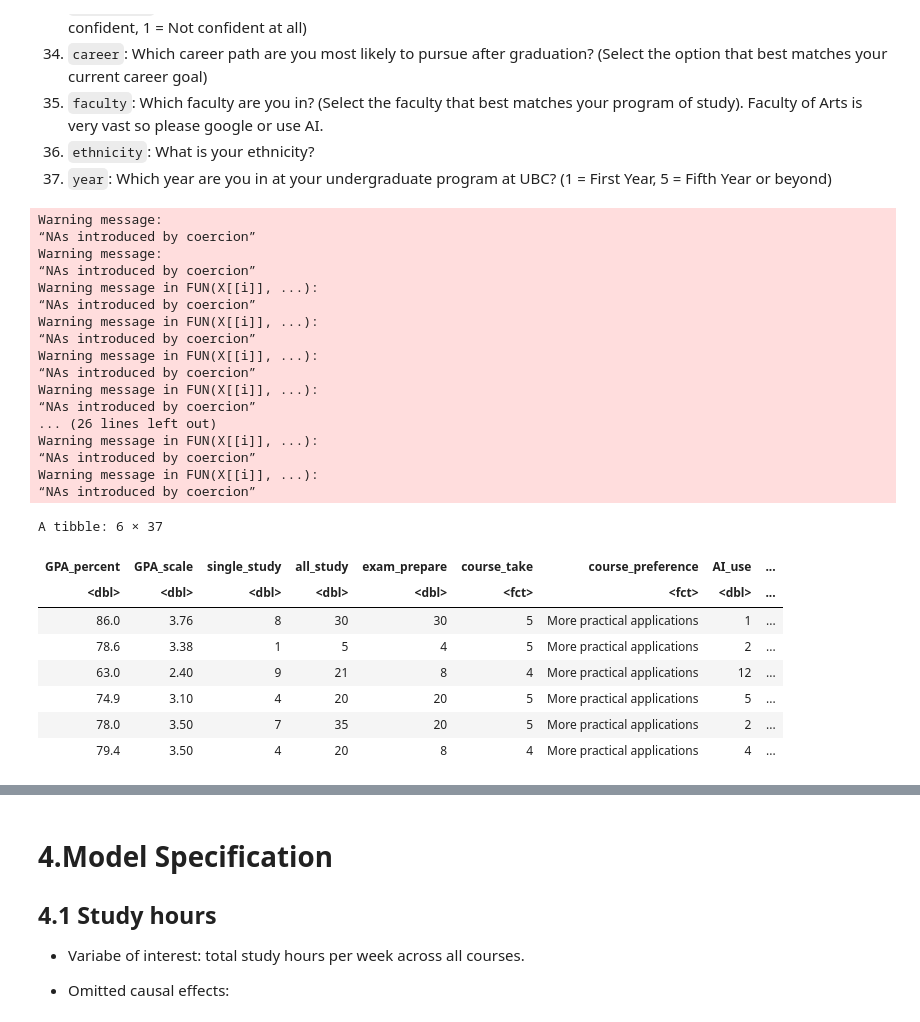
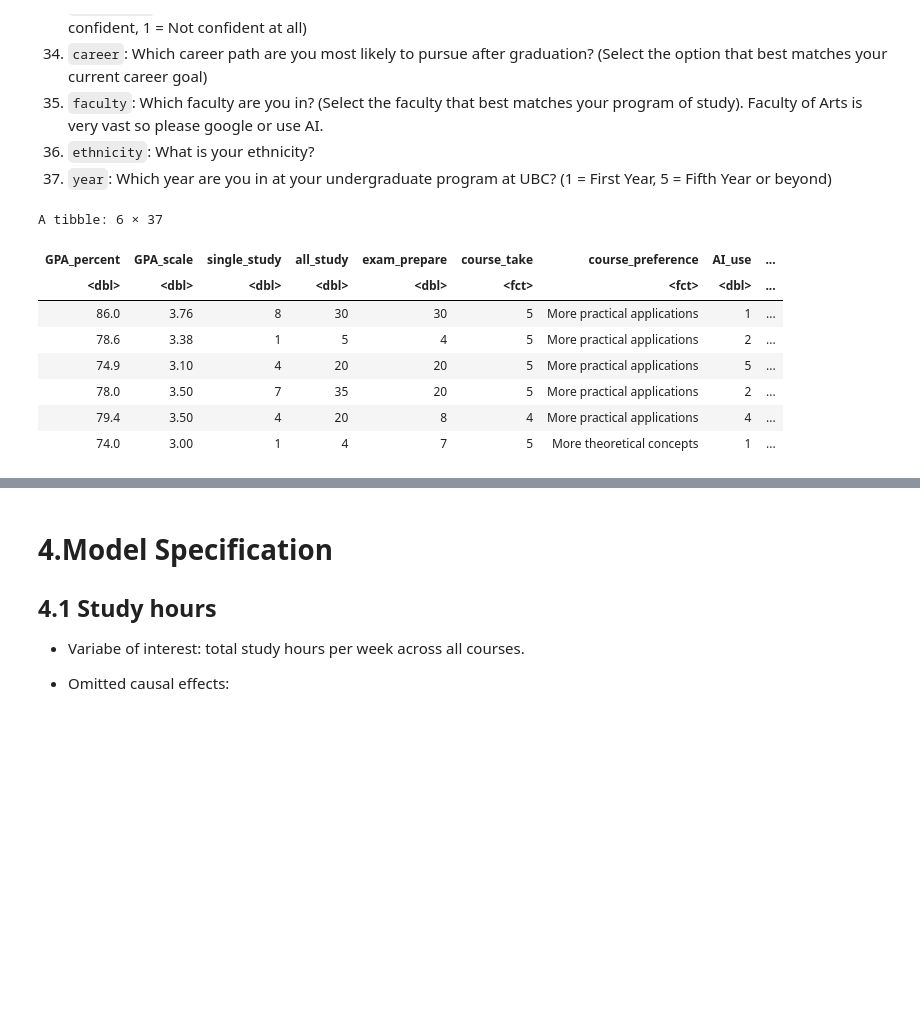
Before and after one commit to Speculatorrr/ECON326-Tuition-on-GPA-Regression, a Jupyter notebook: project.ipynb, the cells around one changed output, grey strips where cells are left out. Cells and saved outputs as stored; diff of their text form; code cells hidden in the pictures; blank space fills up the shorter version.

```diff
--- a/project.ipynb
+++ b/project.ipynb
@@ -97,46 +86,31 @@ colnames(df_) <- c(
 # %%
 df_$GPA_percent <- as.numeric(gsub("%", "", df_$GPA_percent))
 df_$aid_coverage <- as.numeric(gsub("%", "", df_$aid_coverage))
 
 df_[, c(1:6, 8:16, 18, 20, 22:28, 31, 33, 37)] <-
   lapply(df_[, c(1:6, 8:16, 18, 20, 22:28, 31, 33, 37)], function(x) as.numeric(as.character(x)))
 
 df_[] <- lapply(df_, function(x) {
   if (is.character(x)) as.factor(x) else x
 })
 
 df_$course_take <- factor(round(df_$course_take))
-df <- filter(df_, (student != "Domestic (Canadian student)" | (tuition >= 300 & tuition <= 1000))
-                  & tuition != 0)
-df <- drop_na(df_)
+df <- filter(df_,
+  (student == "Domestic (Canadian student)" & tuition >= 300 & tuition <= 1000) |
+  (student != "Domestic (Canadian student)"& tuition <= 10000) ) |>
+  filter(tuition != 0)
+df <- drop_na(df)
 head(df)
 # %% [output]
-Warning message:
-“NAs introduced by coercion”
-Warning message:
-“NAs introduced by coercion”
-Warning message in FUN(X[[i]], ...):
-“NAs introduced by coercion”
-Warning message in FUN(X[[i]], ...):
-“NAs introduced by coercion”
-Warning message in FUN(X[[i]], ...):
-“NAs introduced by coercion”
-Warning message in FUN(X[[i]], ...):
-“NAs introduced by coercion”
-... (26 lines left out)
-Warning message in FUN(X[[i]], ...):
-“NAs introduced by coercion”
-Warning message in FUN(X[[i]], ...):
-“NAs introduced by coercion”
+A tibble: 6 × 37
-A tibble: 6 × 37
 | GPA_percent | GPA_scale | single_study | all_study | exam_prepare | course_take | course_preference | AI_use | ... |
 | <dbl> | <dbl> | <dbl> | <dbl> | <dbl> | <fct> | <fct> | <dbl> | ... |
 | 86.0 | 3.76 | 8 | 30 | 30 | 5 | More practical applications | 1 | ... |
 | 78.6 | 3.38 | 1 | 5 | 4 | 5 | More practical applications | 2 | ... |
-| 63.0 | 2.40 | 9 | 21 | 8 | 4 | More practical applications | 12 | ... |
 | 74.9 | 3.10 | 4 | 20 | 20 | 5 | More practical applications | 5 | ... |
 | 78.0 | 3.50 | 7 | 35 | 20 | 5 | More practical applications | 2 | ... |
 | 79.4 | 3.50 | 4 | 20 | 8 | 4 | More practical applications | 4 | ... |
+| 74.0 | 3.00 | 1 | 4 | 7 | 5 | More theoretical concepts | 1 | ... |
 # %%
 #ggpairs(df[, c(1:6, 8:16, 18, 20, 22:28, 31, 33, 37)] )
 # %%
```
Also changed, not shown: parts of 12 cells of this notebook.
